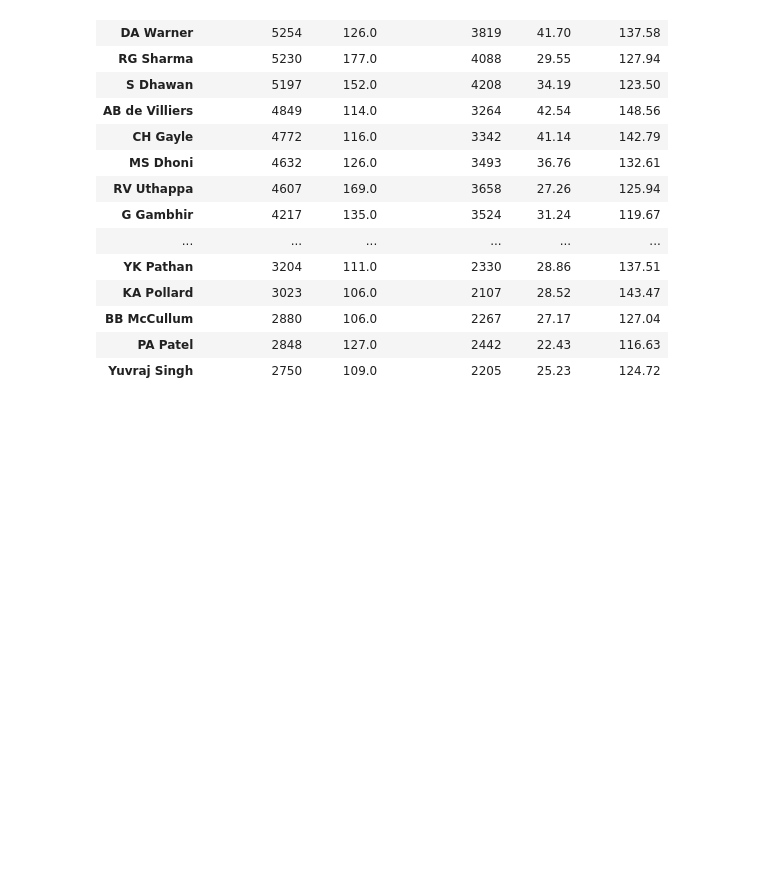
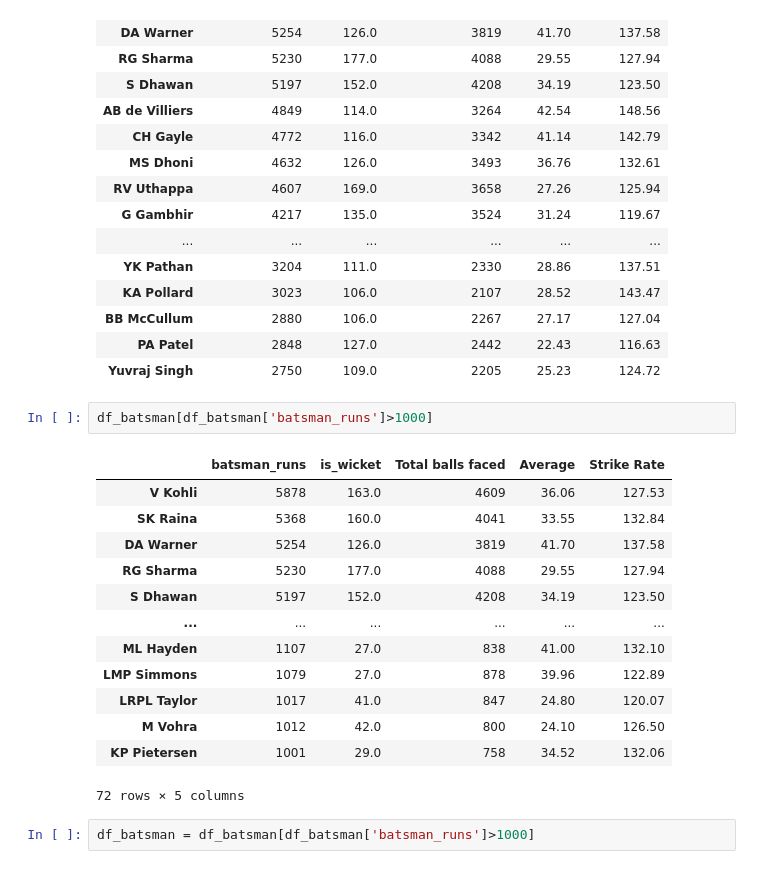
Before and after one commit to dhrubjun/All-time-best-IPL-team, a Jupyter notebook: All_time_best_IPL_team.ipynb, the cells around one changed output. Cells and saved outputs as stored; diff of their text form; blank space fills up the shorter version.

```diff
--- a/All_time_best_IPL_team.ipynb
+++ b/All_time_best_IPL_team.ipynb
@@ -95,4 +95,22 @@ df_batsman.head(20)
 | BB McCullum | 2880 | 106.0 | 2267 | 27.17 | 127.04 |
 | PA Patel | 2848 | 127.0 | 2442 | 22.43 | 116.63 |
 | Yuvraj Singh | 2750 | 109.0 | 2205 | 25.23 | 124.72 |
+# %%
+df_batsman[df_batsman['batsman_runs']>1000]
+# %% [output]
+|  | batsman_runs | is_wicket | Total balls faced | Average | Strike Rate |
+| V Kohli | 5878 | 163.0 | 4609 | 36.06 | 127.53 |
+| SK Raina | 5368 | 160.0 | 4041 | 33.55 | 132.84 |
+| DA Warner | 5254 | 126.0 | 3819 | 41.70 | 137.58 |
+| RG Sharma | 5230 | 177.0 | 4088 | 29.55 | 127.94 |
+| S Dhawan | 5197 | 152.0 | 4208 | 34.19 | 123.50 |
+| ... | ... | ... | ... | ... | ... |
+| ML Hayden | 1107 | 27.0 | 838 | 41.00 | 132.10 |
+| LMP Simmons | 1079 | 27.0 | 878 | 39.96 | 122.89 |
+| LRPL Taylor | 1017 | 41.0 | 847 | 24.80 | 120.07 |
+| M Vohra | 1012 | 42.0 | 800 | 24.10 | 126.50 |
+| KP Pietersen | 1001 | 29.0 | 758 | 34.52 | 132.06 |
+72 rows × 5 columns
+# %%
+df_batsman = df_batsman[df_batsman['batsman_runs']>1000]
 # %%
```
Also changed, not shown: parts of 3 cells of this notebook.
